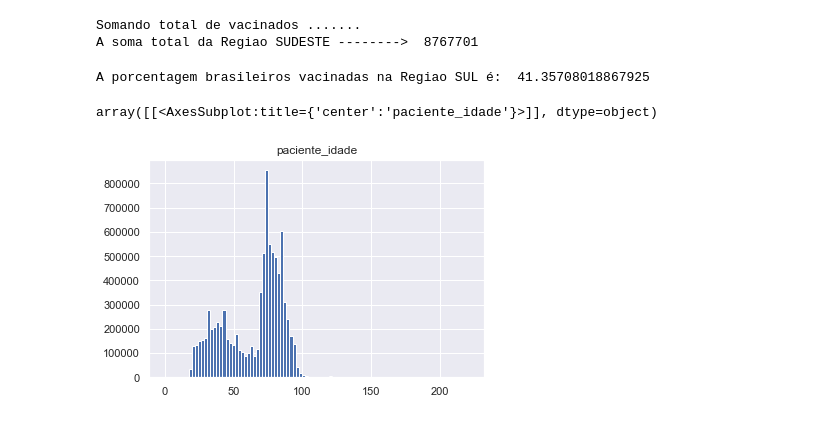
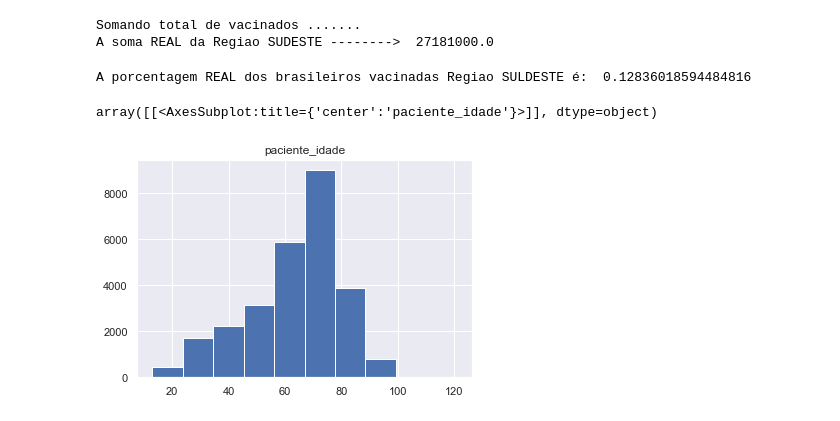
Before and after one commit to nubia-mp1211/Projeto-Final, a Jupyter notebook: Vacina-Regiao-SUDESTE.ipynb, the cells around one changed output. Cells and saved outputs as stored; diff of their text form; code cells hidden in the pictures.

```diff
--- a/Vacina-Regiao-SUDESTE.ipynb
+++ b/Vacina-Regiao-SUDESTE.ipynb
@@ -16,7 +18,10 @@ sns.set()
 # Leitura do arquivo de VaciNA.csv selecionando alguns
 # campos para pesquisa:
 
-df = pd.read_csv("vacinas_2021-04-03-1708.csv", sep=";",
-                 usecols=['vacina_descricao_dose', 'paciente_idade',
-                          'vacina_categoria_nome',
-                          'vacina_fabricante_nome', 'paciente_endereco_uf'])
+df = pd.read_csv("BD_Amostra-Alguns-26-05-2021.csv", sep=";")
+usecols = ['vacina_fabricante_nome',
+                 'paciente_idade',
+                 'paciente_id',
+                 'vacina_dataAplicacao',
+                 'paciente_endereco_uf',
+                 'vacina_descricao_dose']
@@ -66,26 +83,23 @@ print(len(Esp_Santo))
 # Calculando o total de vacinados da Região SUDESTE
 #
 
-
 print ("Somando total de vacinados .......")
-
 
 soma_1 = df.loc[df['paciente_endereco_uf'].
                 isin(['SP', 'RJ', 'MG', 'ES'])]
 
-
-print("A soma total da Regiao SUDESTE --------> ", len(soma_1))
+print("A soma REAL da Regiao SUDESTE --------> ", len(soma_1)/FATOR_AMOSTRA)
 # %% [output]
 Somando total de vacinados .......
-A soma total da Regiao SUDESTE -------->  8767701
+A soma REAL da Regiao SUDESTE -------->  27181000.0
 # %%
-Porcentagem = len(soma_1)/(212000)
+Porcentagem = len(soma_1)/(211755692)
 
-print('A porcentagem brasileiros vacinadas na Regiao SUL é: ', Porcentagem)
+print('A porcentagem REAL dos brasileiros vacinadas Regiao SULDESTE é: ', Porcentagem/FATOR_AMOSTRA)
 # %% [output]
-A porcentagem brasileiros vacinadas na Regiao SUL é:  41.35708018867925
+A porcentagem REAL dos brasileiros vacinadas Regiao SULDESTE é:  0.12836018594484816
 # %%
-soma_1.hist(bins=100)
+soma_1.hist(bins=10)
 # %% [output]
 array([[<AxesSubplot:title={'center':'paciente_idade'}>]], dtype=object)
-[figure, old version]
+[figure, new version]
```
Also changed, not shown: parts of 6 cells of this notebook.
